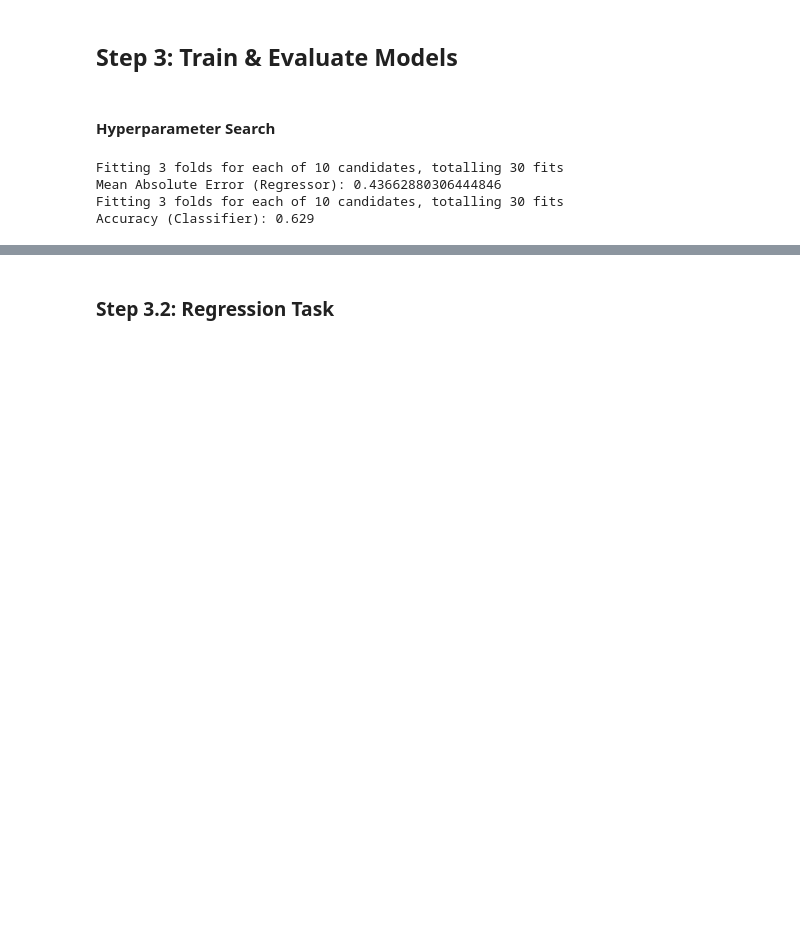
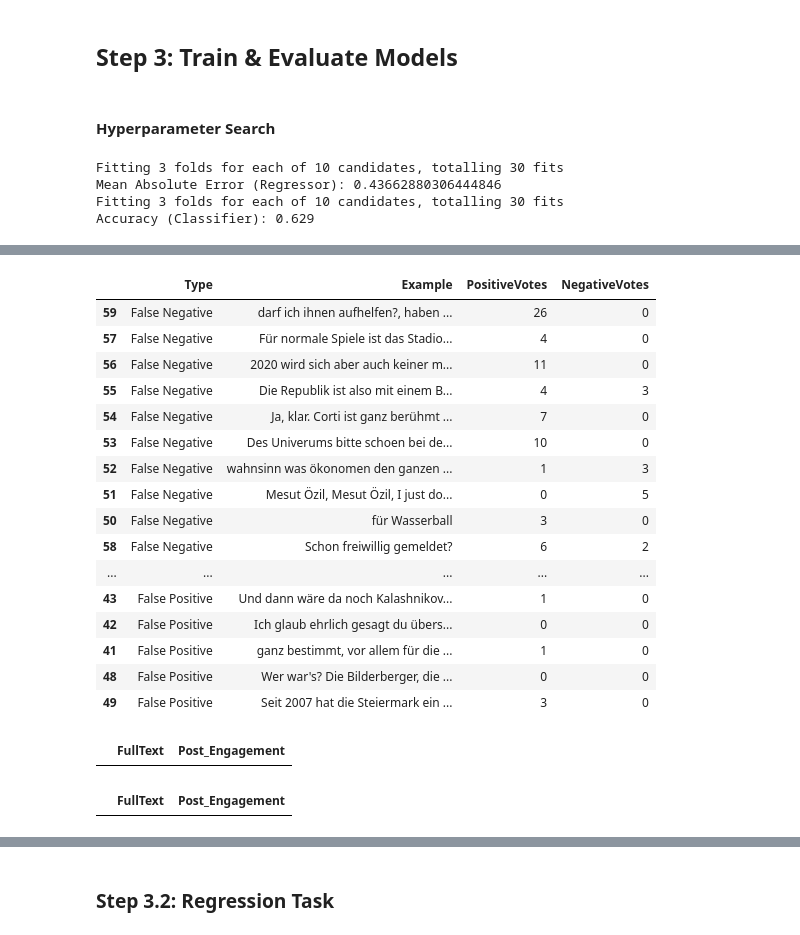
Before and after one commit to dario-x/user-post-popularity-prediction, a Jupyter notebook: Prediction.ipynb, the cells around one changed output, grey strips where cells are left out. Cells and saved outputs as stored; diff of their text form; code cells hidden in the pictures; blank space fills up the shorter version.

```diff
--- a/Prediction.ipynb
+++ b/Prediction.ipynb
@@ -317,0 +385,33 @@ def train_explainable_model(features, y_train_regression, regression=True):
+# %%
+from sklearn.svm import SVR, SVC
+from tqdm import tqdm
+
+# SVM Regressor
+svm_regression = SVR(
+    kernel='rbf',             # Kernel type (e.g., 'linear', 'poly', 'rbf', 'sigmoid')
+    C=1.0,                    # Regularization parameter
+    epsilon=0.1,              # Epsilon in the epsilon-SVR model (only for regression)
+    gamma='scale'             # Kernel coefficient for 'rbf', 'poly' and 'sigmoid'
+)
+
+# SVM Classifier
+svm_classification = SVC(
+    kernel='rbf',             # Kernel type (e.g., 'linear', 'poly', 'rbf', 'sigmoid')
+    C=1.0,                    # Regularization parameter
+    gamma='scale',            # Kernel coefficient for 'rbf', 'poly' and 'sigmoid'
+    probability=True          # Enable probability estimates (required for some applications)
+)
+
+# Define the training function with SVR and SVC
+def train_explainable_model(features, y_train, regression=True):
+    if regression:
+        model = svm_regression
+    else:
+        model = svm_classification
+
+    # Wrap the model fitting in tqdm to track progress
+    for _ in tqdm(range(1), desc="Training SVM"):
+        model.fit(X_train[features], y_train)  # Training step
+
+    # SVM doesn't have feature importances in the same way; you may want to explore SHAP values or other methods
+    return model, None
@@ -317,0 +896,30 @@ def train_explainable_model(features, y_train_regression, regression=True):
+# %%
+examples_df[(examples_df["ModelName"] == "Explainable_ComplexClassificationModel_RF") &
+            (examples_df["Type"].str.startswith("False") )][["Type", "Example",
+                                                             "PositiveVotes", "NegativeVotes"]].sort_values("Type").style
+# %% [output]
+|  | Type | Example | PositiveVotes | NegativeVotes |
+| 59 | False Negative | darf ich ihnen aufhelfen?, haben ... | 26 | 0 |
+| 57 | False Negative | Für normale Spiele ist das Stadio... | 4 | 0 |
+| 56 | False Negative | 2020 wird sich aber auch keiner m... | 11 | 0 |
+| 55 | False Negative | Die Republik ist also mit einem B... | 4 | 3 |
+| 54 | False Negative | Ja, klar. Corti ist ganz berühmt ... | 7 | 0 |
+| 53 | False Negative | Des Univerums bitte schoen bei de... | 10 | 0 |
+| 52 | False Negative | wahnsinn was ökonomen den ganzen ... | 1 | 3 |
+| 51 | False Negative | Mesut Özil, Mesut Özil, I just do... | 0 | 5 |
+| 50 | False Negative | für Wasserball | 3 | 0 |
+| 58 | False Negative | Schon freiwillig gemeldet? | 6 | 2 |
+| ... | ... | ... | ... | ... |
+| 43 | False Positive | Und dann wäre da noch Kalashnikov... | 1 | 0 |
+| 42 | False Positive | Ich glaub ehrlich gesagt du übers... | 0 | 0 |
+| 41 | False Positive | ganz bestimmt, vor allem für die ... | 1 | 0 |
+| 48 | False Positive | Wer war's? Die Bilderberger, die ... | 0 | 0 |
+| 49 | False Positive | Seit 2007 hat die Steiermark ein ... | 3 | 0 |
+# %%
+df_merged[df_merged["FullText"].str.contains("soll amnesty sch")][["FullText", "Post_Engagement"]]
+# %% [output]
+|  | FullText | Post_Engagement |
+# %%
+df_merged[df_merged["FullText"].str.contains("soll amnesty sch")][["FullText", "Post_Engagement"]]
+# %% [output]
+|  | FullText | Post_Engagement |
```
Also changed, not shown: parts of 40 cells of this notebook, 15 other files.
